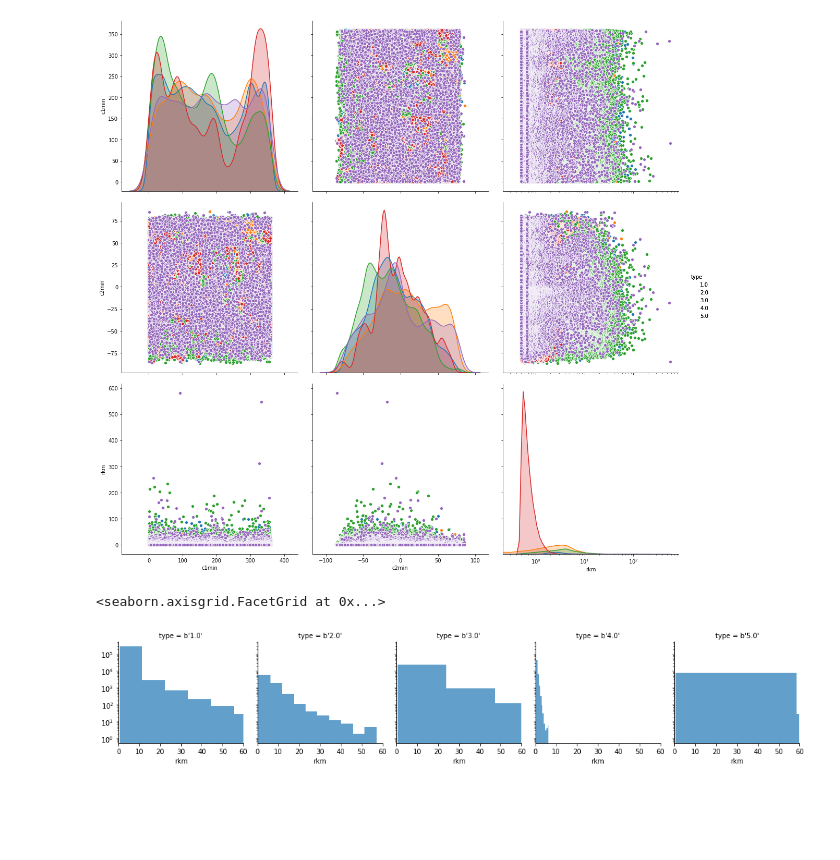
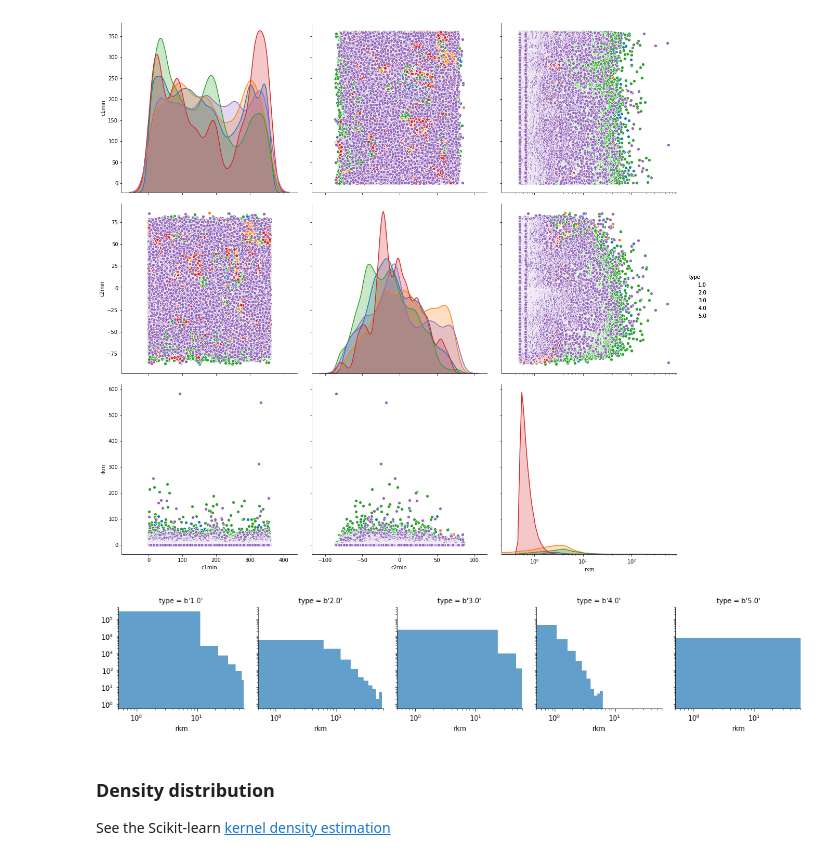
Before and after one commit to openplanetary/vespamap19tutorials, a Jupyter notebook: planetaryskl/notebooks/datadiscovery.ipynb, the cells around one changed output. Cells and saved outputs as stored; diff of their text form; code cells hidden in the pictures; blank space fills up the shorter version.

```diff
--- a/planetaryskl/notebooks/datadiscovery.ipynb
+++ b/planetaryskl/notebooks/datadiscovery.ipynb
@@ -38,5 +39,5 @@ usgs_wms.epn_core
 # %%
-resultset = service.search("SELECT c1min,c2min,radius,type,status,lrd_morph FROM mars_craters_lagain.epn_core WHERE NOT (type='5')", maxrec=400000)
+resultset = service.search("SELECT c1min,c2min,radius,type,status,lrd_morph FROM mars_craters_lagain.epn_core", maxrec=400000)
 # %%
 df = (resultset.to_table()).to_pandas()
 df["rkm"] = df.radius / 1000.
@@ -58,8 +59,10 @@ g.add_legend();
 [figure]
 # %%
 g = sns.FacetGrid(df, col="type")
-g.map(plt.hist, "rkm", alpha=.7).set(xlim=(0, 60), yscale='log');
+g.map(plt.hist, "rkm", alpha=.7).set(xlim=(0.5, 60), yscale='log', xscale='log');
 #g.add_legend();
 # %% [output]
-<seaborn.axisgrid.FacetGrid at 0x...>
-[figure, old version]
+[figure, new version]
+# %% [markdown]
+### Density distribution
+See the Scikit-learn [kernel density estimation](https://scikit-learn.org/stable/modules/density.html)
```
Also changed, not shown: parts of 5 cells of this notebook.
